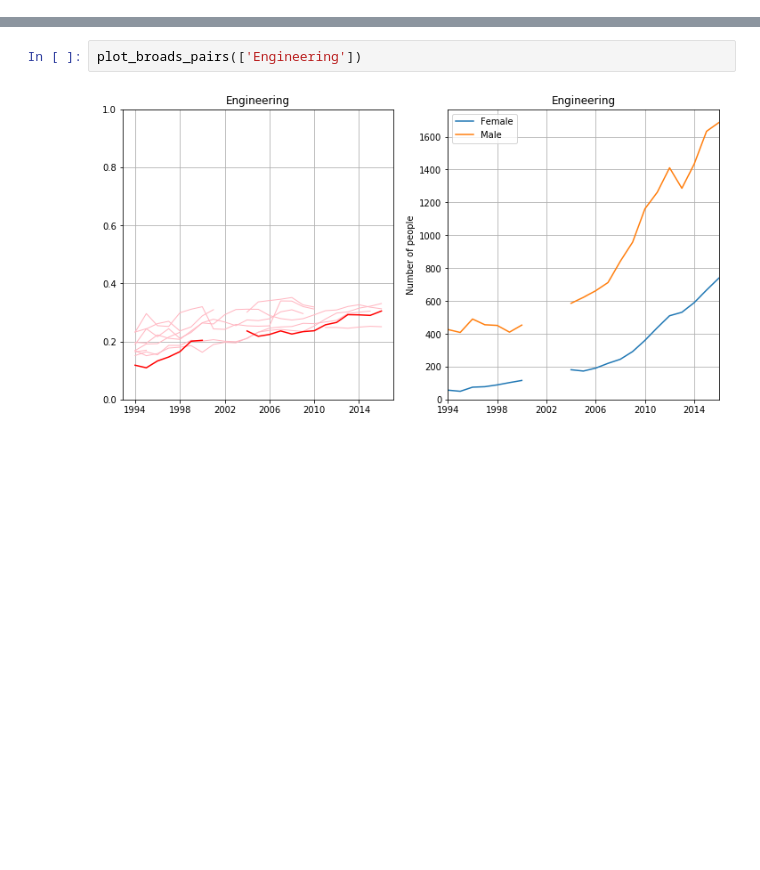
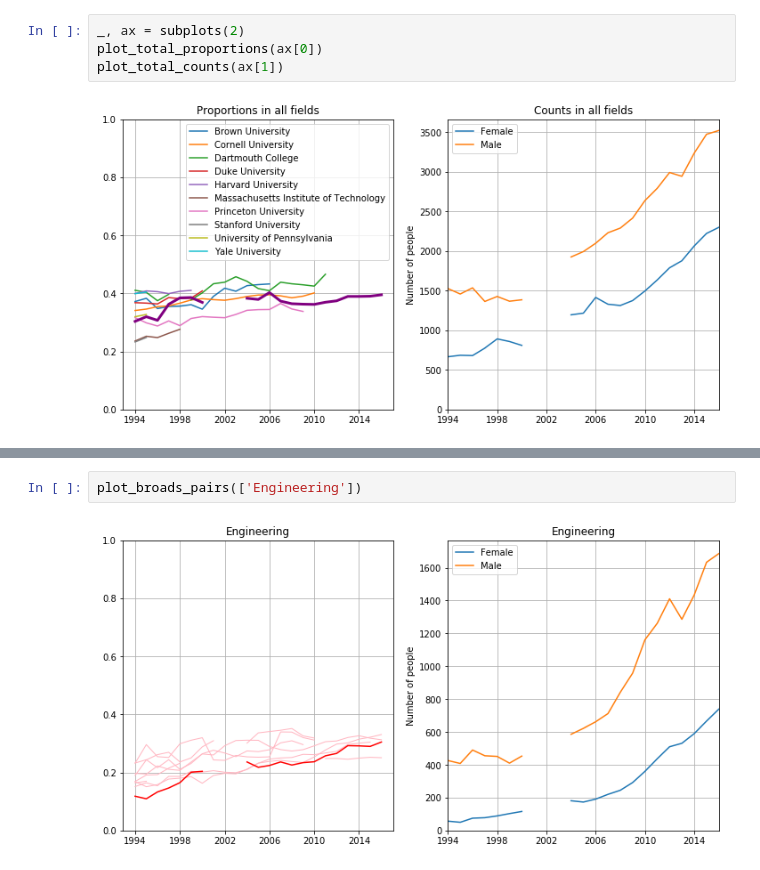
Before and after one commit to spec-journalism/gss-diversity, a Jupyter notebook: notebooks/findings.ipynb, the cells around one changed output, grey strips where cells are left out. Drawn from its saved outputs; the diff is of its cells as text; blank space fills up the shorter version.

```diff
--- a/notebooks/findings.ipynb
+++ b/notebooks/findings.ipynb
@@ -342,0 +432,6 @@ for broad_name in ORIGINAL_BROADS.keys():
+# %%
+_, ax = subplots(2)
+plot_total_proportions(ax[0])
+plot_total_counts(ax[1])
+# %% [output]
+[figure, added]
```
Also changed, not shown: parts of 39 cells of this notebook.
